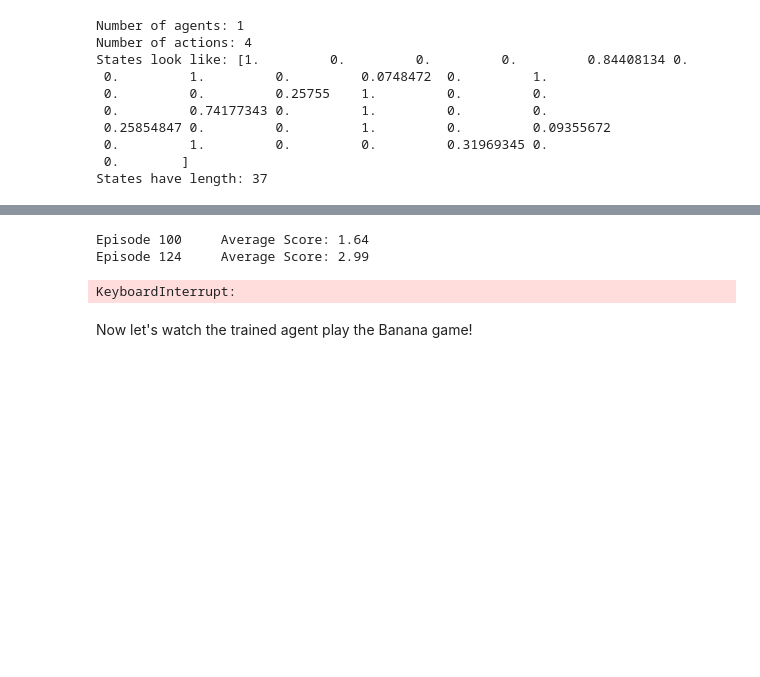
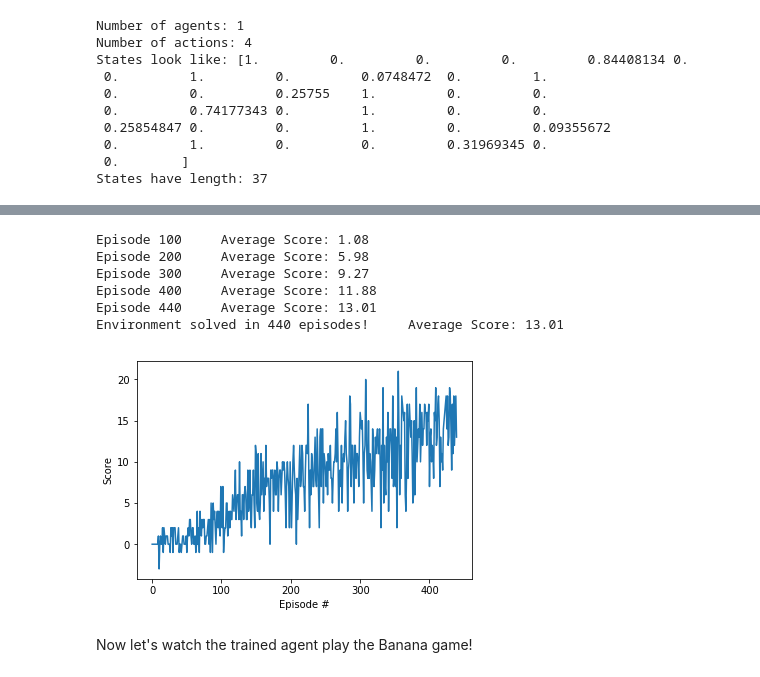
Before and after one commit to jedisom/dqn_bananas, a Jupyter notebook: Navigation.ipynb, the cells around one changed output, grey strips where cells are left out. Cells and saved outputs as stored; diff of their text form; code cells hidden in the pictures; blank space fills up the shorter version.

```diff
--- a/Navigation.ipynb
+++ b/Navigation.ipynb
@@ -164,42 +164,51 @@ def dqn(n_episodes=1800, eps_start=1.0, eps_end=0.01, eps_decay_val=0.995, eps_r
         while True:
             action = agent.act(state, eps)
             env_info = env.step(action)[brain_name]        # send the action to the environment
             next_state = np.array(env_info.vector_observations[0])
             reward = env_info.rewards[0]
             done = env_info.local_done[0]
             agent.step(state, action, reward, next_state, done)
             state = next_state
             score += reward
             if done:
                 break
         scores_window.append(score)       # save most recent score
         scores.append(score)              # save most recent score
-#         eps = max(eps_end, eps_decay * eps) # decrease epsilon
+
+        # Calculate custom epsilon decay value
         eps_ratio = 1 / power(i_episode, eps_ratio_power)
         eps_decay = eps_decay * eps_decay_val
-        eps = max(eps_end, eps_ratio, eps_decay) # decrease epsilon
+        eps = max(eps_end, eps_ratio, eps_decay)
+
+        # Print interim results
         print('\rEpisode {}\tAverage Score: {:.2f}'.format(i_episode, np.mean(scores_window)), end="")
         if i_episode % 100 == 0:
             print('\rEpisode {}\tAverage Score: {:.2f}'.format(i_episode, np.mean(scores_window)))
-#         if np.mean(scores_window)>=13.0:  # Benchmark is at least 13 points in 1800 episodes
-#             print('\nEnvironment solved in {:d} episodes!\tAverage Score: {:.2f}'.format(i_episode, np.mean(scores_window)))
-    torch.save(agent.qnetwork_local.state_dict(), 'checkpoint.pth')
-#     break
+
+        # Show final score and break if over 13.0 benchmark
+        if np.mean(scores_window)>=13.0:  # Benchmark is at least 13 points in 1800 episodes
+            print('\nEnvironment solved in {:d} episodes!\tAverage Score: {:.2f}'.format(i_episode, np.mean(scores_window)))
+            torch.save(agent.qnetwork_local.state_dict(), 'checkpoint.pth')
+            break
     return scores
 
 scores = dqn(n_episodes=500, eps_start=1.0, eps_end=0.005, eps_decay_val=0.993, eps_ratio_power=0.8)
 
 # plot the scores
 fig = plt.figure()
 ax = fig.add_subplot(111)
 plt.plot(np.arange(len(scores)), scores)
 plt.ylabel('Score')
 plt.xlabel('Episode #')
 plt.show()
 # %% [output]
-Episode 100     Average Score: 1.64
-Episode 124     Average Score: 2.99
+Episode 100     Average Score: 1.08
+Episode 200     Average Score: 5.98
+Episode 300     Average Score: 9.27
+Episode 400     Average Score: 11.88
+Episode 440     Average Score: 13.01
+Environment solved in 440 episodes!     Average Score: 13.01
-KeyboardInterrupt:
+[figure, added]
 # %% [markdown]
 Now let's watch the trained agent play the Banana game!
 # %%
```
Also changed, not shown: parts of 8 cells of this notebook.
